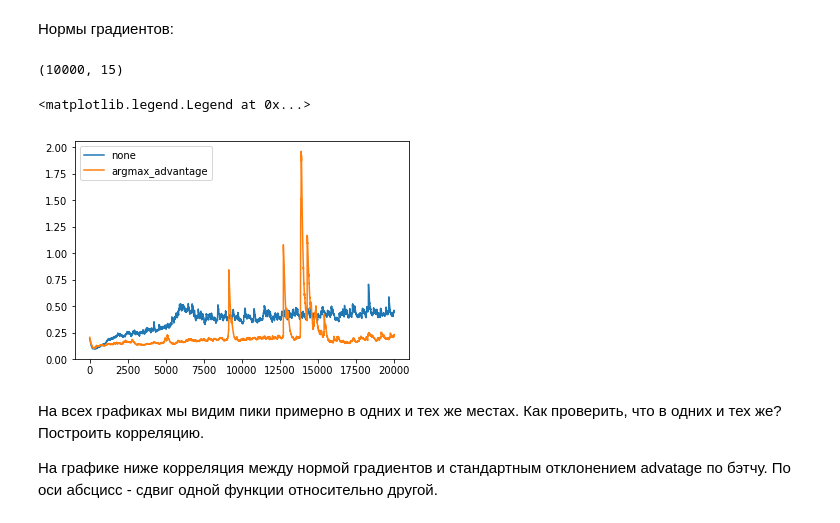
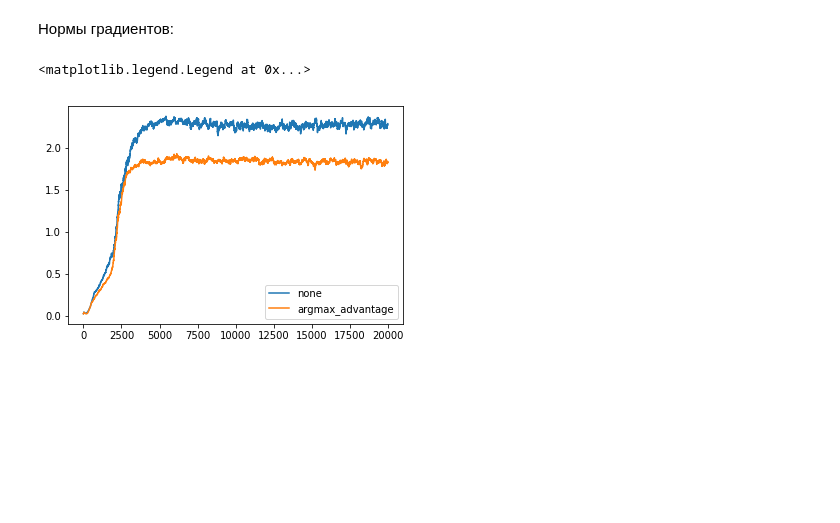
Before and after one commit to varenick/decoder-training-strategies, a Jupyter notebook: revert_words_pytorch_small_batch.ipynb, the cells around one changed output. Cells and saved outputs as stored; diff of their text form; code cells hidden in the pictures; blank space fills up the shorter version.

```diff
--- a/revert_words_pytorch_small_batch.ipynb
+++ b/revert_words_pytorch_small_batch.ipynb
@@ -654,24 +651,16 @@ plt.plot(running_average(list(np.mean(std_advantage_argmax, axis=1))))
 Нормы градиентов:
 # %%
 grad_norms = np.array(grad_norms)
-# %%
-grad_norms.shape
-# %% [output]
-(10000, 15)
 # %%
-plt.plot(running_average(list(np.max(grad_norms_none, axis=1))))
-plt.plot(running_average(list(np.max(grad_norms_argmax, axis=1))))
+plt.plot(running_average(list(grad_norms_none[:, 10])))
+plt.plot(running_average(list(grad_norms_argmax[:, 10])))
 plt.legend(['none', 'argmax_advantage'])
 # %% [output]
 <matplotlib.legend.Legend at 0x...>
-[figure, old version]
+[figure, new version]
 # %%
 av_advantage_argmax = np.copy(av_advantage)
 std_advantage_argmax = np.copy(std_advantage)
 grad_norms_argmax = np.copy(grad_norms)
 # %%
 grad_norms_none = np.copy(grad_norms)
-# %% [markdown]
-На всех графиках мы видим пики примерно в одних и тех же местах. Как проверить, что в одних и тех же? Построить корреляцию.
-
-На графике ниже корреляция между нормой градиентов и стандартным отклонением advatage по бэтчу. По оси абсцисс - сдвиг одной функции относительно другой.
```
Also changed, not shown: parts of 12 cells of this notebook, 1 other file.
